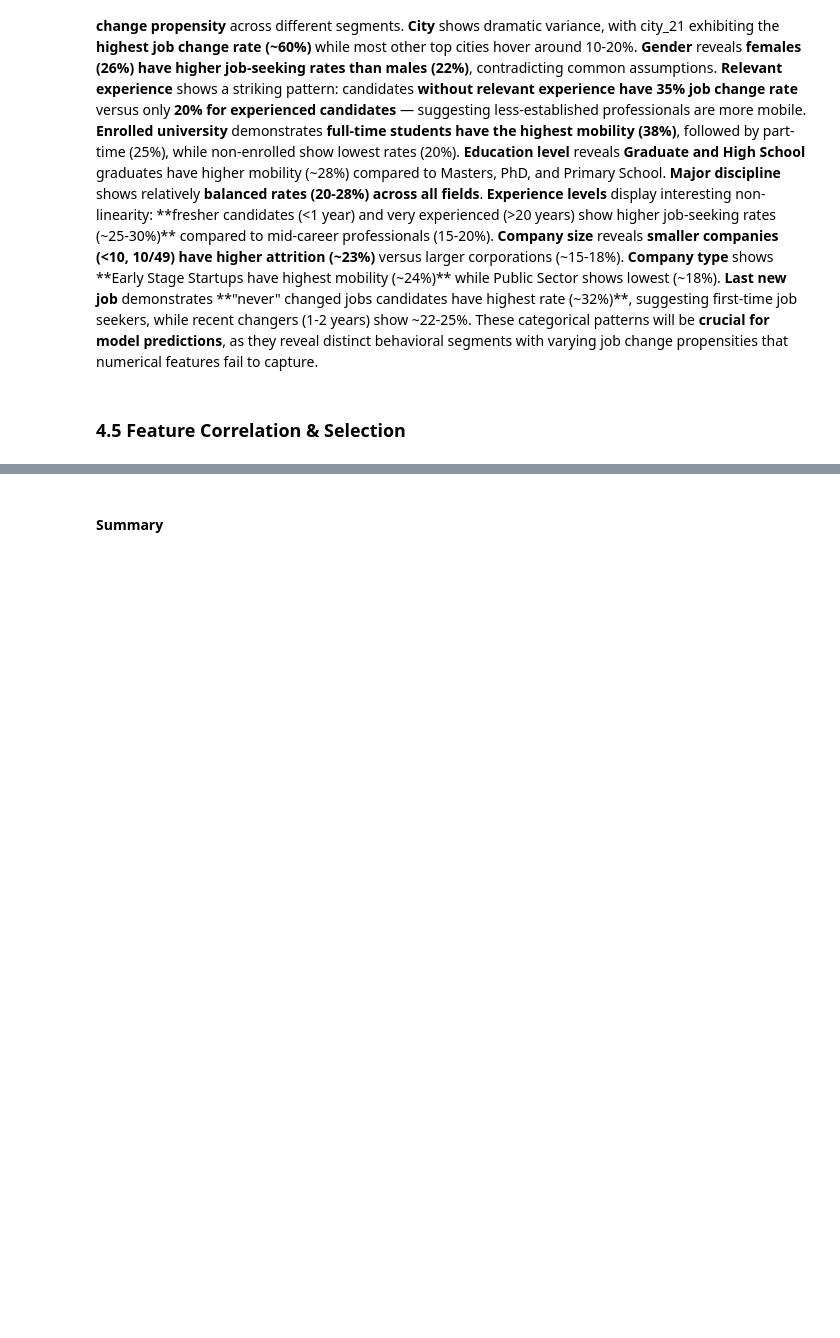
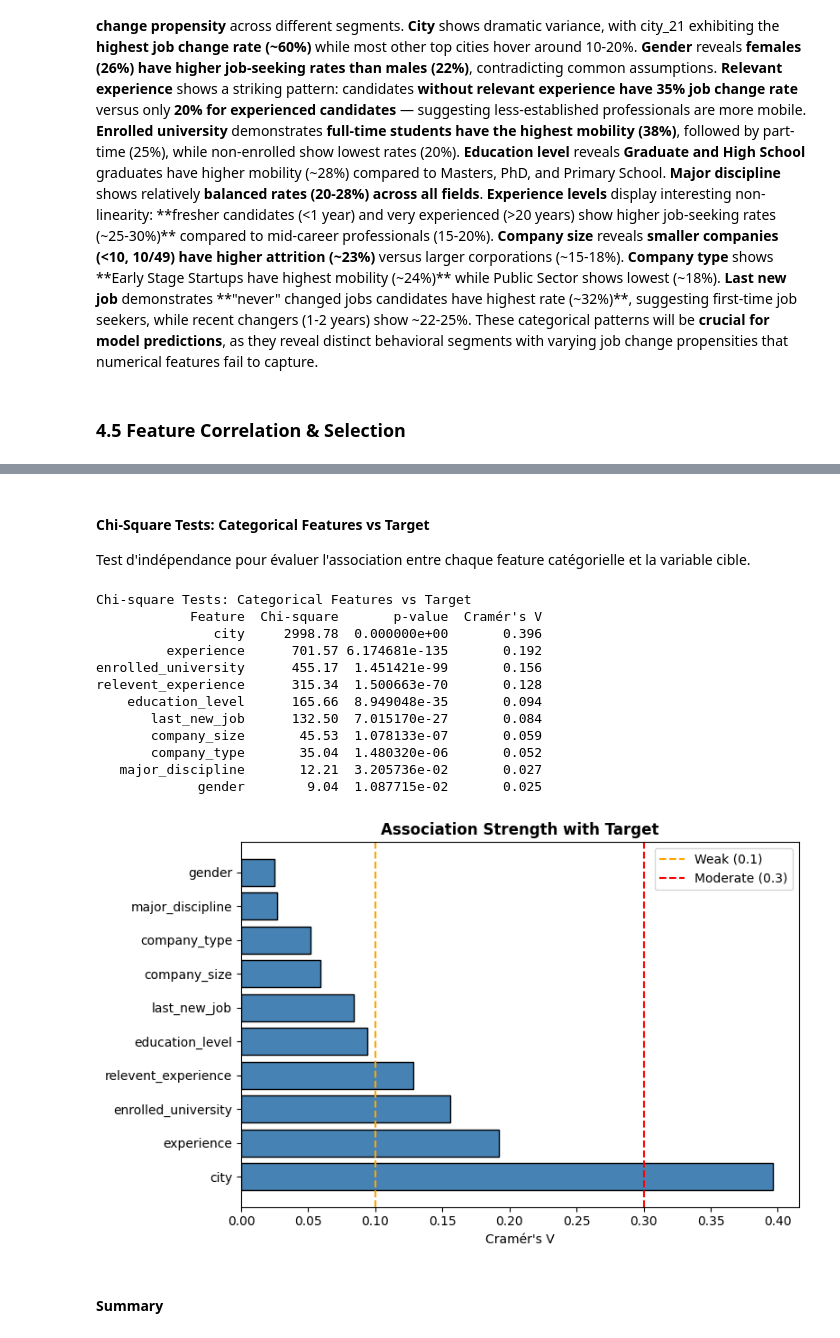
Before and after one commit to Angry-Jay/ML_TheHiredHand, a Jupyter notebook: ml-the-hired-hand.ipynb, the cells around one changed output, grey strips where cells are left out. Drawn from its saved outputs; the diff is of its cells as text; code cells hidden in the pictures; blank space fills up the shorter version.

```diff
--- a/ml-the-hired-hand.ipynb
+++ b/ml-the-hired-hand.ipynb
@@ -668,3 +920,54 @@ plt.show()
+# %% [markdown]
+#### Chi-Square Tests: Categorical Features vs Target
+
+Test d'indépendance pour évaluer l'association entre chaque feature catégorielle et la variable cible.
+# %%
+from scipy.stats import chi2_contingency
+
+# Chi-square tests: categorical features vs target
+chi2_results = []
+
+for col in categorical_cols:
+    mask = df[col].notna()
+    contingency = pd.crosstab(df.loc[mask, col], df.loc[mask, 'target'])
+    chi2, p_value, dof, _ = chi2_contingency(contingency)
+    v = association(contingency, method='cramer')
+
+    chi2_results.append({
+        'Feature': col,
+        'Chi-square': round(chi2, 2),
+        'p-value': p_value,
+        "Cramér's V": round(v, 3)
+    })
+
+chi2_df = pd.DataFrame(chi2_results).sort_values("Cramér's V", ascending=False)
+print("Chi-square Tests: Categorical Features vs Target")
+print(chi2_df.to_string(index=False))
+
+# Visualize
+plt.figure(figsize=(8, 5))
+plt.barh(chi2_df['Feature'], chi2_df["Cramér's V"], color='steelblue', edgecolor='black')
+plt.xlabel("Cramér's V")
+plt.title("Association Strength with Target", fontsize=12, fontweight='bold')
+plt.axvline(x=0.1, color='orange', linestyle='--', label='Weak (0.1)')
+plt.axvline(x=0.3, color='red', linestyle='--', label='Moderate (0.3)')
+plt.legend()
+plt.tight_layout()
+plt.show()
+# %% [output]
+Chi-square Tests: Categorical Features vs Target
+            Feature  Chi-square       p-value  Cramér's V
+               city     2998.78  0.000000e+00       0.396
+         experience      701.57 6.174681e-135       0.192
+enrolled_university      455.17  1.451421e-99       0.156
+relevent_experience      315.34  1.500663e-70       0.128
+    education_level      165.66  8.949048e-35       0.094
+       last_new_job      132.50  7.015170e-27       0.084
+       company_size       45.53  1.078133e-07       0.059
+       company_type       35.04  1.480320e-06       0.052
+   major_discipline       12.21  3.205736e-02       0.027
+             gender        9.04  1.087715e-02       0.025
+[figure, added]
 # %% [markdown]
 #### Summary
 # %% [markdown]
```
Also changed, not shown: parts of 28 cells of this notebook.
